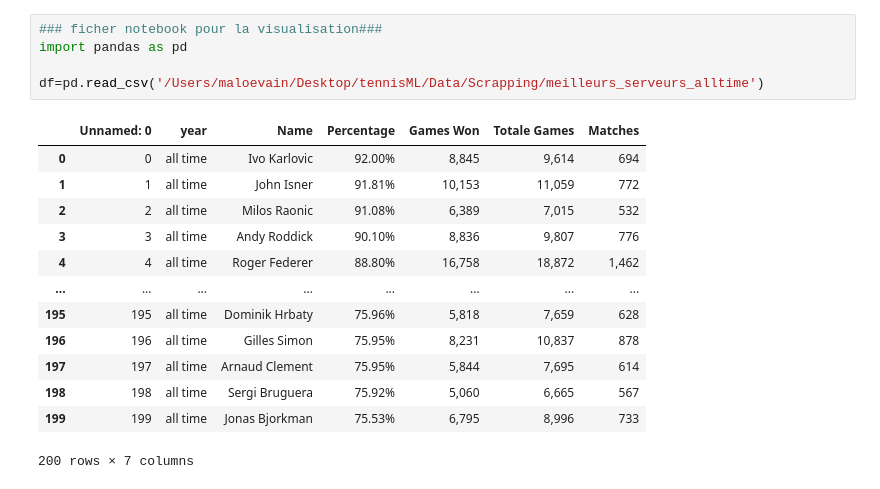
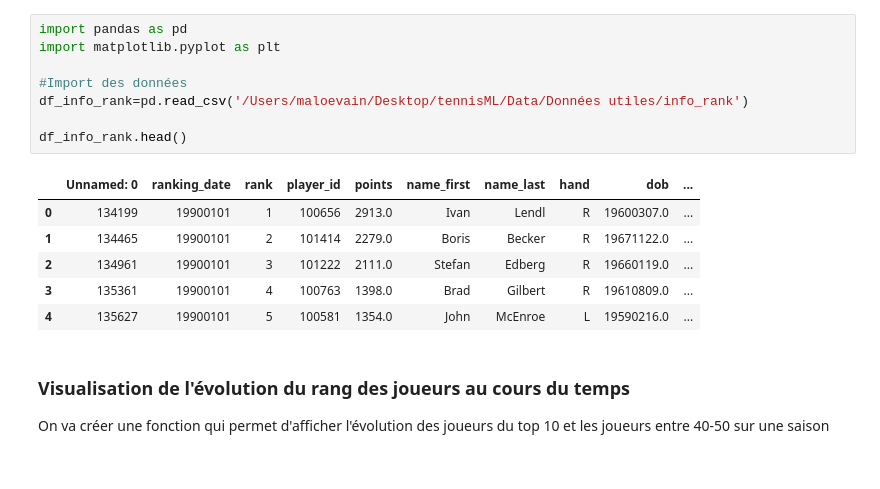
Before and after one commit to henrifabre123/tennisML, a Jupyter notebook: notebook.ipynb, the cells around one changed output. Cells and saved outputs as stored; diff of their text form.

```diff
--- a/notebook.ipynb
+++ b/notebook.ipynb
@@ -1,19 +1,19 @@
-# %%
-### ficher notebook pour la visualisation###
-import pandas as pd
-
-df=pd.read_csv('/Users/maloevain/Desktop/tennisML/Data/Scrapping/meilleurs_serveurs_alltime')
-# %% [output]
-|  | Unnamed: 0 | year | Name | Percentage | Games Won | Totale Games | Matches |
-| 0 | 0 | all time | Ivo Karlovic | 92.00% | 8,845 | 9,614 | 694 |
-| 1 | 1 | all time | John Isner | 91.81% | 10,153 | 11,059 | 772 |
-| 2 | 2 | all time | Milos Raonic | 91.08% | 6,389 | 7,015 | 532 |
-| 3 | 3 | all time | Andy Roddick | 90.10% | 8,836 | 9,807 | 776 |
-| 4 | 4 | all time | Roger Federer | 88.80% | 16,758 | 18,872 | 1,462 |
-| ... | ... | ... | ... | ... | ... | ... | ... |
-| 195 | 195 | all time | Dominik Hrbaty | 75.96% | 5,818 | 7,659 | 628 |
-| 196 | 196 | all time | Gilles Simon | 75.95% | 8,231 | 10,837 | 878 |
-| 197 | 197 | all time | Arnaud Clement | 75.95% | 5,844 | 7,695 | 614 |
-| 198 | 198 | all time | Sergi Bruguera | 75.92% | 5,060 | 6,665 | 567 |
-| 199 | 199 | all time | Jonas Bjorkman | 75.53% | 6,795 | 8,996 | 733 |
-200 rows × 7 columns
+# %%
+import pandas as pd
+import matplotlib.pyplot as plt
+
+#Import des données
+df_info_rank=pd.read_csv('/Users/maloevain/Desktop/tennisML/Data/Données utiles/info_rank')
+
+df_info_rank.head()
+# %% [output]
+|  | Unnamed: 0 | ranking_date | rank | player_id | points | name_first | name_last | hand | dob | ... |
+| 0 | 134199 | 19900101 | 1 | 100656 | 2913.0 | Ivan | Lendl | R | 19600307.0 | ... |
+| 1 | 134465 | 19900101 | 2 | 101414 | 2279.0 | Boris | Becker | R | 19671122.0 | ... |
+| 2 | 134961 | 19900101 | 3 | 101222 | 2111.0 | Stefan | Edberg | R | 19660119.0 | ... |
+| 3 | 135361 | 19900101 | 4 | 100763 | 1398.0 | Brad | Gilbert | R | 19610809.0 | ... |
+| 4 | 135627 | 19900101 | 5 | 100581 | 1354.0 | John | McEnroe | L | 19590216.0 | ... |
+# %% [markdown]
+### Visualisation de l'évolution du rang des joueurs au cours du temps
+
+On va créer une fonction qui permet d'afficher l'évolution des joueurs du top 10 et les joueurs entre 40-50 sur une saison
```
Also changed, not shown: parts of 2 cells of this notebook, 9 other files.
